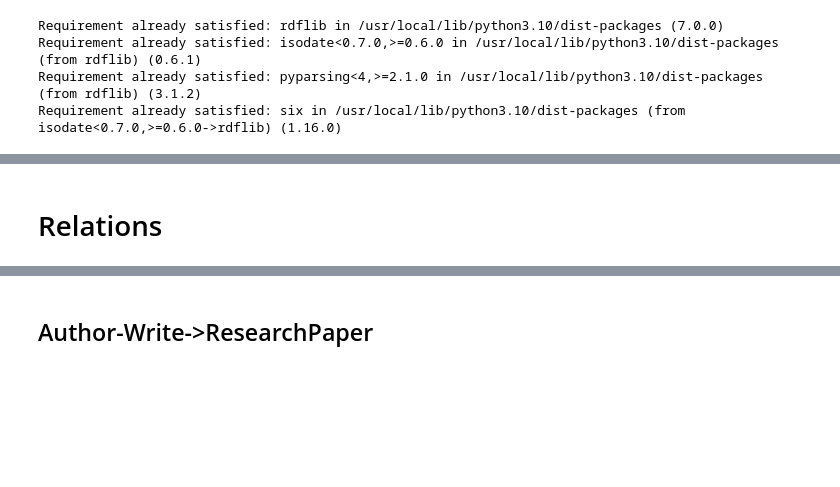
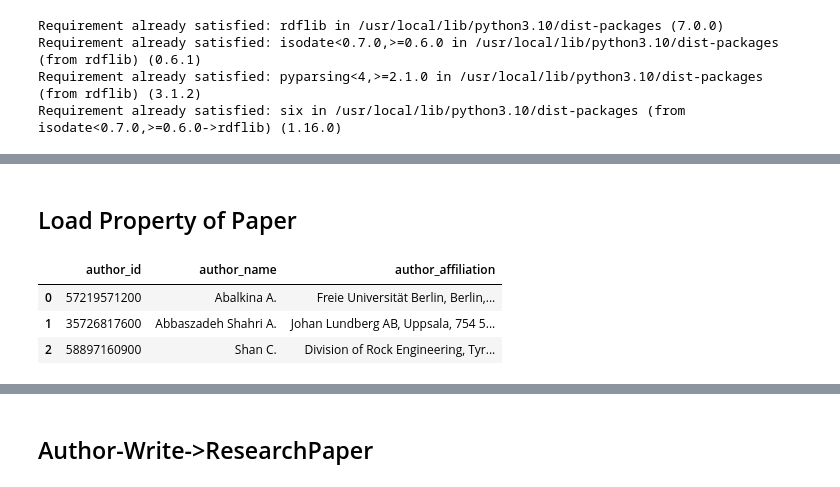
Before and after one commit to Ziyong-Zhang/SDM_lab2, a Jupyter notebook: scripts/SDM_Lab2_Abox.ipynb, the cells around one changed output, grey strips where cells are left out. Drawn from its saved outputs; the diff is of its cells as text; code cells hidden in the pictures; blank space fills up the shorter version.

```diff
--- a/scripts/SDM_Lab2_Abox.ipynb
+++ b/scripts/SDM_Lab2_Abox.ipynb
@@ -110 +132,10 @@ dataframes['authors_sample'].head(3)
+# %% [markdown]
+## Load Property of Paper
+# %%
+dataframes['authors'].head(3)
+# %% [output]
+|  | author_id | author_name | author_affiliation |
+| 0 | 57219571200 | Abalkina A. | Freie Universität Berlin, Berlin,... |
+| 1 | 35726817600 | Abbaszadeh Shahri A. | Johan Lundberg AB, Uppsala, 754 5... |
+| 2 | 58897160900 | Shan C. | Division of Rock Engineering, Tyr... |
 # %%
@@ -130,2 +158,0 @@ process_authors(dataframes['authors_sample'])
-# %% [markdown]
-# Relations
```
Also changed, not shown: parts of 14 cells of this notebook.
